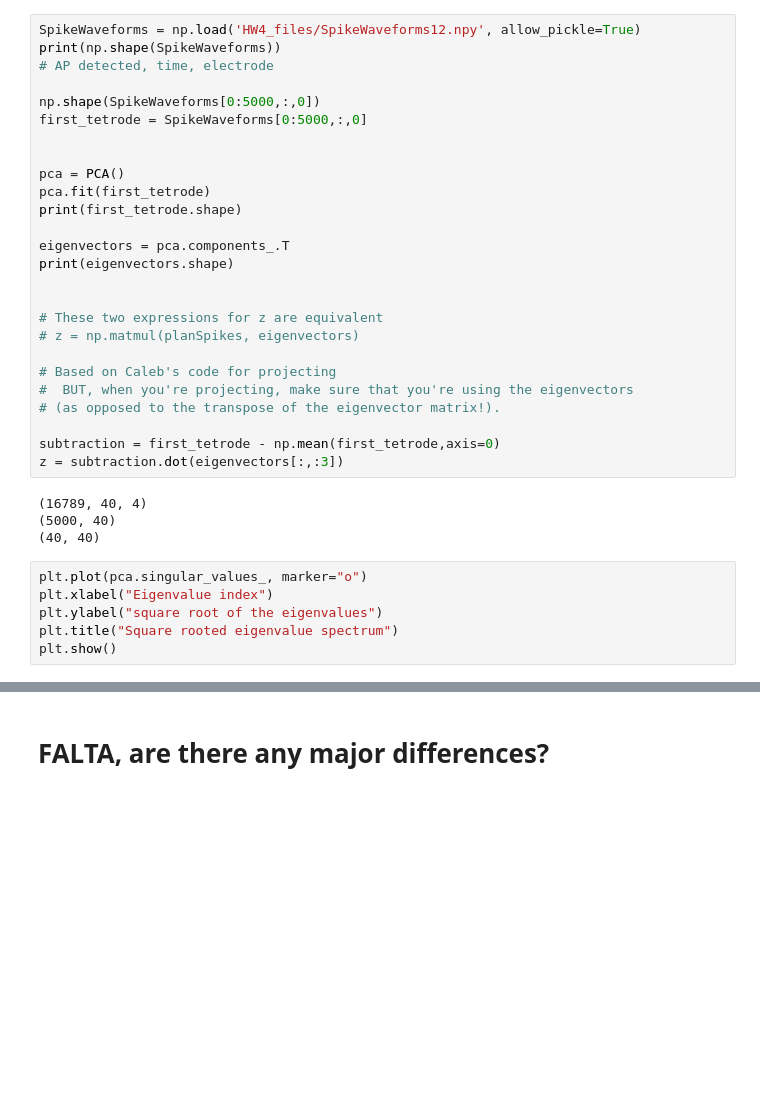
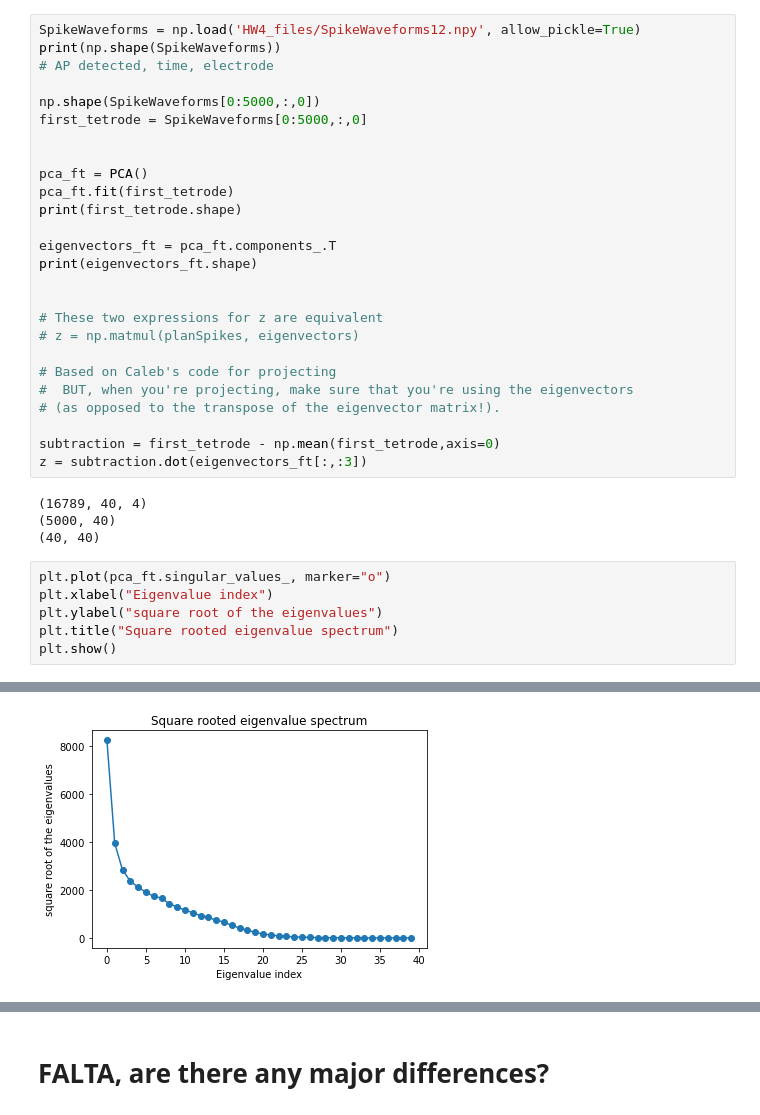
Before and after one commit to SaiAkhilVudattu/Neuro_classes, a Jupyter notebook: signal_processing/HW5/HW5.ipynb, the cells around one changed output, grey strips where cells are left out. Cells and saved outputs as stored; diff of their text form; blank space fills up the shorter version.

```diff
--- a/signal_processing/HW5/HW5.ipynb
+++ b/signal_processing/HW5/HW5.ipynb
@@ -236,12 +264,12 @@ np.shape(SpikeWaveforms[0:5000,:,0])
 first_tetrode = SpikeWaveforms[0:5000,:,0]
 
 
-pca = PCA()
-pca.fit(first_tetrode)
+pca_ft = PCA()
+pca_ft.fit(first_tetrode)
 print(first_tetrode.shape)
 
-eigenvectors = pca.components_.T
-print(eigenvectors.shape)
+eigenvectors_ft = pca_ft.components_.T
+print(eigenvectors_ft.shape)
 
 
 # These two expressions for z are equivalent
@@ -252,13 +280,13 @@ print(eigenvectors.shape)
 # (as opposed to the transpose of the eigenvector matrix!).
 
 subtraction = first_tetrode - np.mean(first_tetrode,axis=0)
-z = subtraction.dot(eigenvectors[:,:3])
+z = subtraction.dot(eigenvectors_ft[:,:3])
 # %% [output]
 (16789, 40, 4)
 (5000, 40)
 (40, 40)
 # %%
-plt.plot(pca.singular_values_, marker="o")
+plt.plot(pca_ft.singular_values_, marker="o")
 plt.xlabel("Eigenvalue index")
 plt.ylabel("square root of the eigenvalues")
 plt.title("Square rooted eigenvalue spectrum")
@@ -269 +295,2 @@ plt.show()
+[figure, added]
 # %%
```
Also changed, not shown: parts of 44 cells of this notebook.
